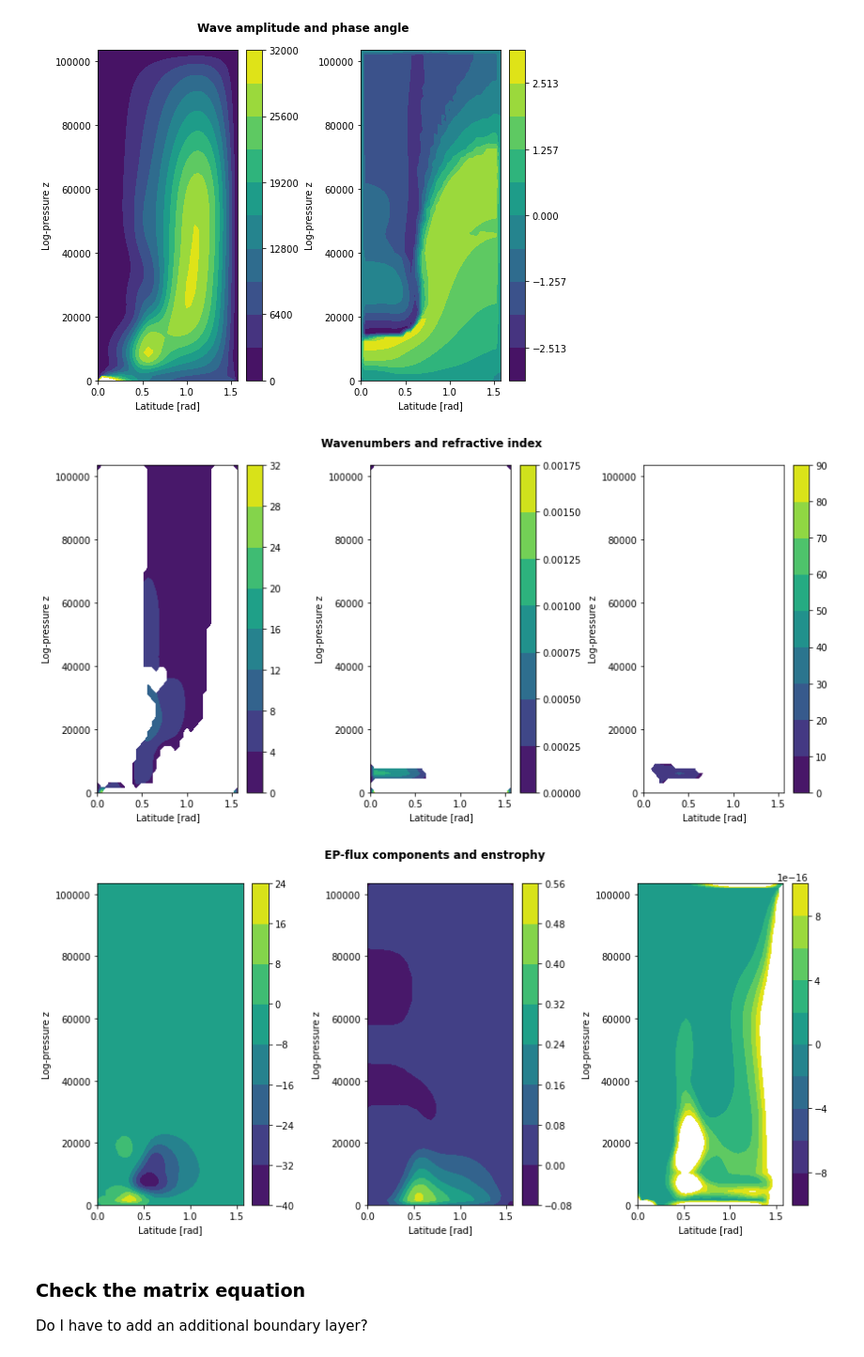
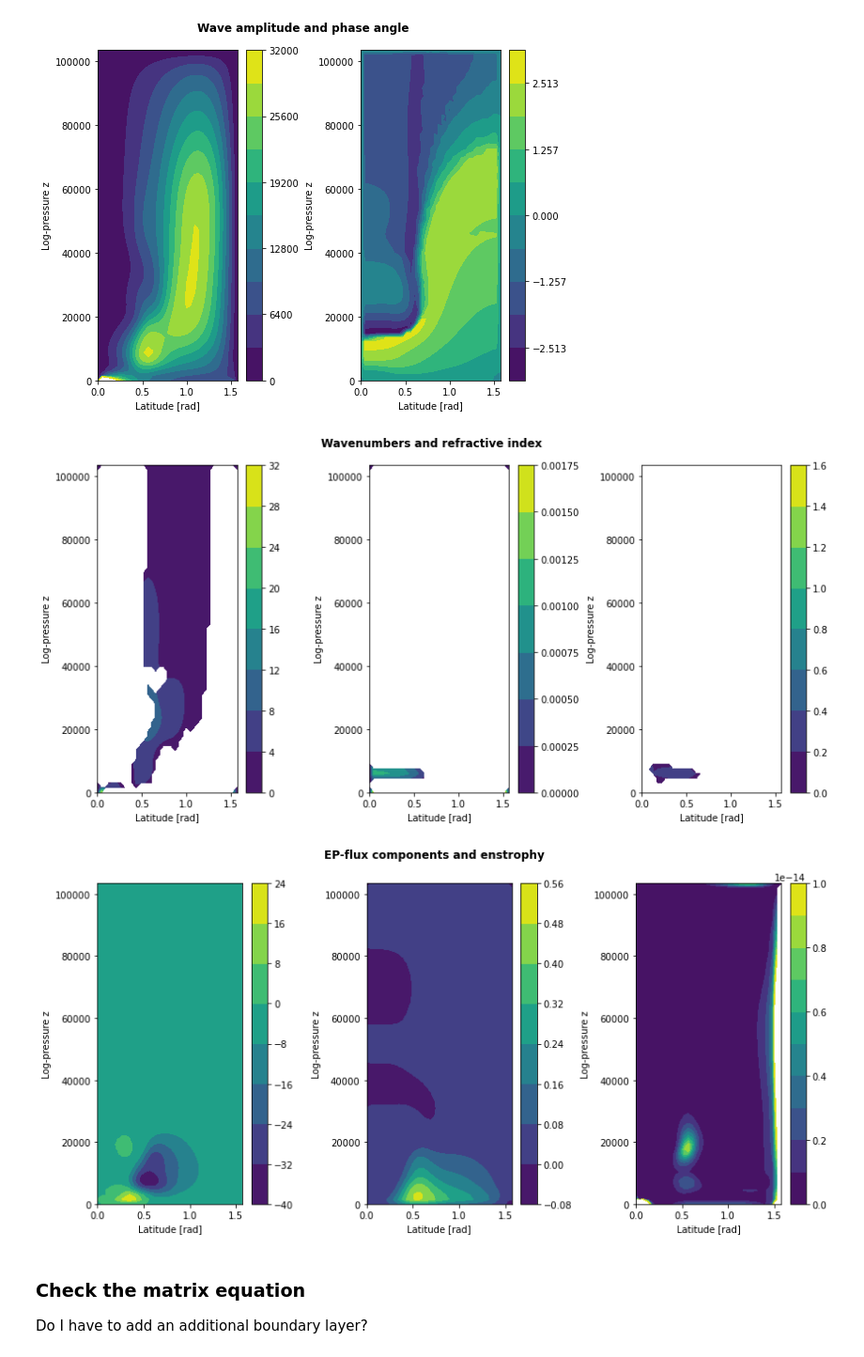
Before and after one commit to wwicker/wavegeometry_model, a Jupyter notebook: run/run.ipynb, the cells around one changed output. Shown: that part at 94% size. Saved outputs shown, nothing was run; the diff lists cells and outputs as text; code cells hidden in the pictures.

Commit message:
Clean up model code
- remove duplicate grid definition
  -> everything is based on basicstate.Grid
- add comments to model code
- bug fix in the equation for anywave.n2ref_alt

```diff
--- a/run/run.ipynb
+++ b/run/run.ipynb
@@ -19,21 +27,18 @@ from anywave import Sponge, Matrix, Diagnostic
 namelist = '../input/nml-eraint'
 basicstate_file = '../input/era-int-basicstate.nc'
 
-wavenumber = 1
+s = 1
+gammac = 0.05
 freq = 0 # angular frequency in days**(-1)
 # %% [markdown]
 ## Initialize and run the model
 # %%
 # Initialize model
-sponge = Sponge(namelist,s=wavenumber,freq=freq)
-matrix = Matrix(namelist,s=wavenumber,freq=freq)
-diagnostic = Diagnostic(namelist,s=wavenumber,freq=freq)
+grid = Grid(namelist)
+matrix = Matrix(grid,s)
 
 # Load basic state
 basicstate = xr.open_dataset(basicstate_file)
-roN2 = matrix.roN2(basicstate['N2'])
-roN2.name = 'roN2'
-basicstate = xr.merge([basicstate, roN2])
 
 basicstate
 # %% [output]
@@ -51,8 +55,10 @@ Data variables:
 # %%
 # Define sponge layer
-damp = sponge.damp(basicstate['u'].values)
-rayd = sponge.rayd()
-alpha = sponge.alpha()
+damp = wave.damp(grid,basicstate['u'].values,s,gammac,freq)
+rayd = wave.rayd(grid)
+alpha = wave.alpha(grid)
+
+print(rayd.shape)
 
 ax = plt.axes()
 C = ax.contourf(basicstate.lat,basicstate.lev,rayd)
@@ -67,7 +74,6 @@ Text(0.5, 1.0, 'Sponge_layer')
 # Run Model
 f = matrix.forcing()
 A = matrix.A(basicstate['qy'].values,
-             basicstate['roN2'].values,
              basicstate['N2'].values,
              damp,
              rayd,
@@ -107,10 +113,10 @@ fig.tight_layout()
 [figure]
 # %%
 # Plot meridional and vertical wavenumber and refractive index
-l = np.sqrt(diagnostic.l2(phi)).mean(axis=0)
-m = np.sqrt(diagnostic.m2(phi,basicstate['N2'].values)).mean(axis=0)
-nref = np.sqrt(diagnostic.n2ref_alt(basicstate['N2'].values,basicstate['qy'].values,
-                                    basicstate['u'].values)).mean(axis=0)
+l = np.sqrt(wave.l2(grid,phi)).mean(axis=0)
+m = np.sqrt(wave.m2(grid,phi,basicstate['N2'].values)).mean(axis=0)
+nref = np.sqrt(wave.n2ref_alt(grid,basicstate['N2'].values,basicstate['qy'].values,
+                                    basicstate['u'].values,s,freq)).mean(axis=0)
 
 fig, axes = plt.subplots(1,3,figsize=(12,6))
 
@@ -138,41 +144,41 @@ plt.colorbar(C,ax=axes[2])
 fig.suptitle('Wavenumbers and refractive index ',weight='bold')
 fig.tight_layout()
 # %% [output]
-[figure, old version]
+[figure, new version]
 # %%
 # plot EP-flux and enstrophy
-epfy, epfz = diagnostic.EPflux(phi,basicstate['N2'].values)
+epfy, epfz = wave.EPflux(grid,phi,basicstate['N2'].values,s)
 epfy = epfy.mean(axis=0)
 epfz = epfz.mean(axis=0)
-enstrophy = diagnostic.enstrophy(phi,basicstate['N2'].values).mean(axis=0)
+enstrophy = wave.enstrophy(grid,phi,basicstate['N2'].values,s).mean(axis=0)
 
 fig, axes = plt.subplots(1,3,figsize=(12,6))
 
 # filled contours for
 levels = None
 C = axes[0].contourf(basicstate.lat,basicstate.lev,epfy,levels=levels)
 axes[0].set_ylabel('Log-pressure z')
 axes[0].set_xlabel('Latitude [rad]')
 plt.colorbar(C,ax=axes[0])
 
 # filled contours for
 levels = None
 C = axes[1].contourf(basicstate.lat,basicstate.lev,epfz,levels=levels)
 axes[1].set_ylabel('Log-pressure z')
 axes[1].set_xlabel('Latitude [rad]')
 plt.colorbar(C,ax=axes[1])
 
 # filled contours for
-levels = np.linspace(-10**-15,10**-15,11)
+levels = np.linspace(0,10**-14,11)
 C = axes[2].contourf(basicstate.lat,basicstate.lev,enstrophy,levels=levels)
 axes[2].set_ylabel('Log-pressure z')
 axes[2].set_xlabel('Latitude [rad]')
 plt.colorbar(C,ax=axes[2])
 
 fig.suptitle('EP-flux components and enstrophy',weight='bold')
 fig.tight_layout()
 # %% [output]
-[figure, old version]
+[figure, new version]
 # %% [markdown]
 ### Check the matrix equation
 
```
Also changed, not shown: parts of 5 cells of this notebook, 3 other files.
